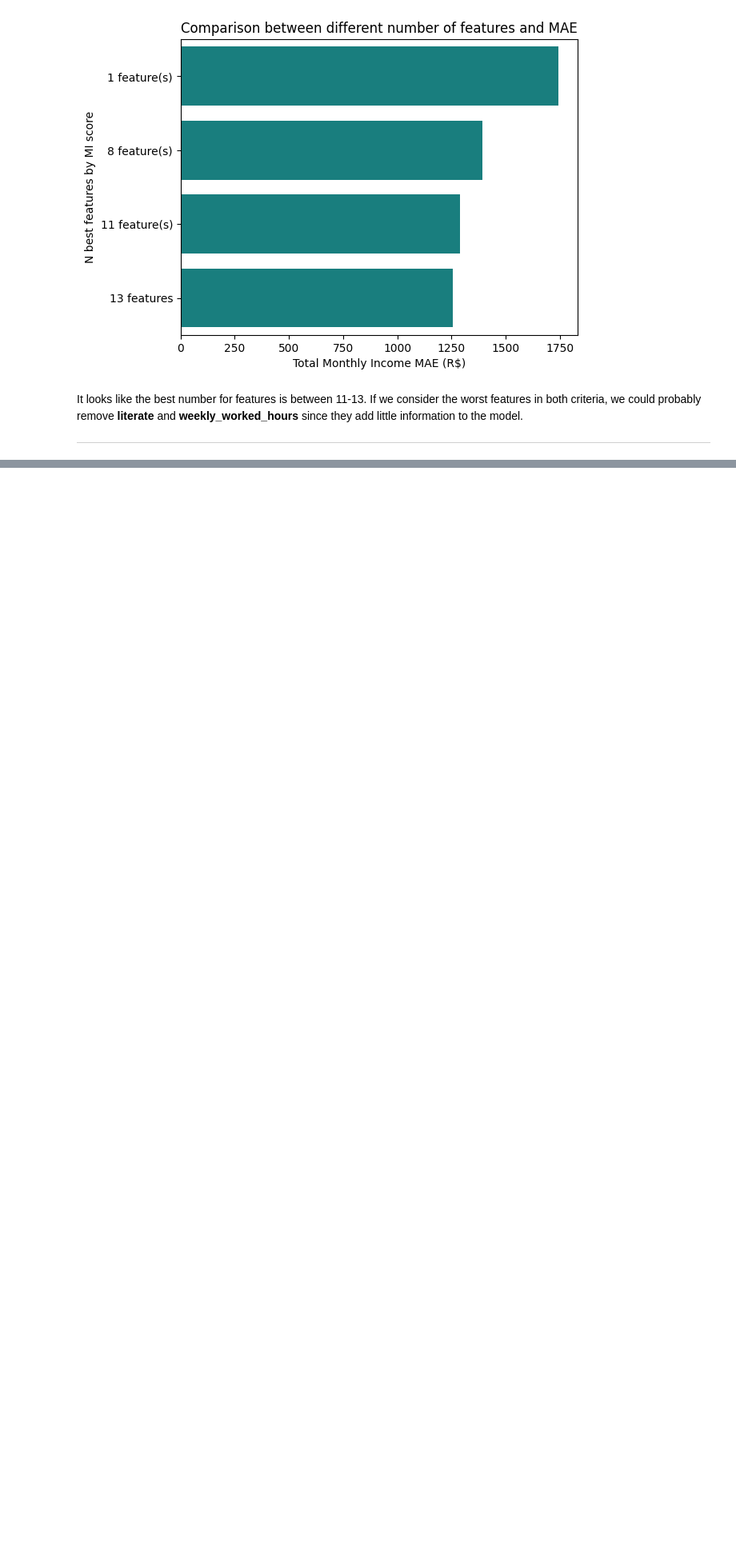
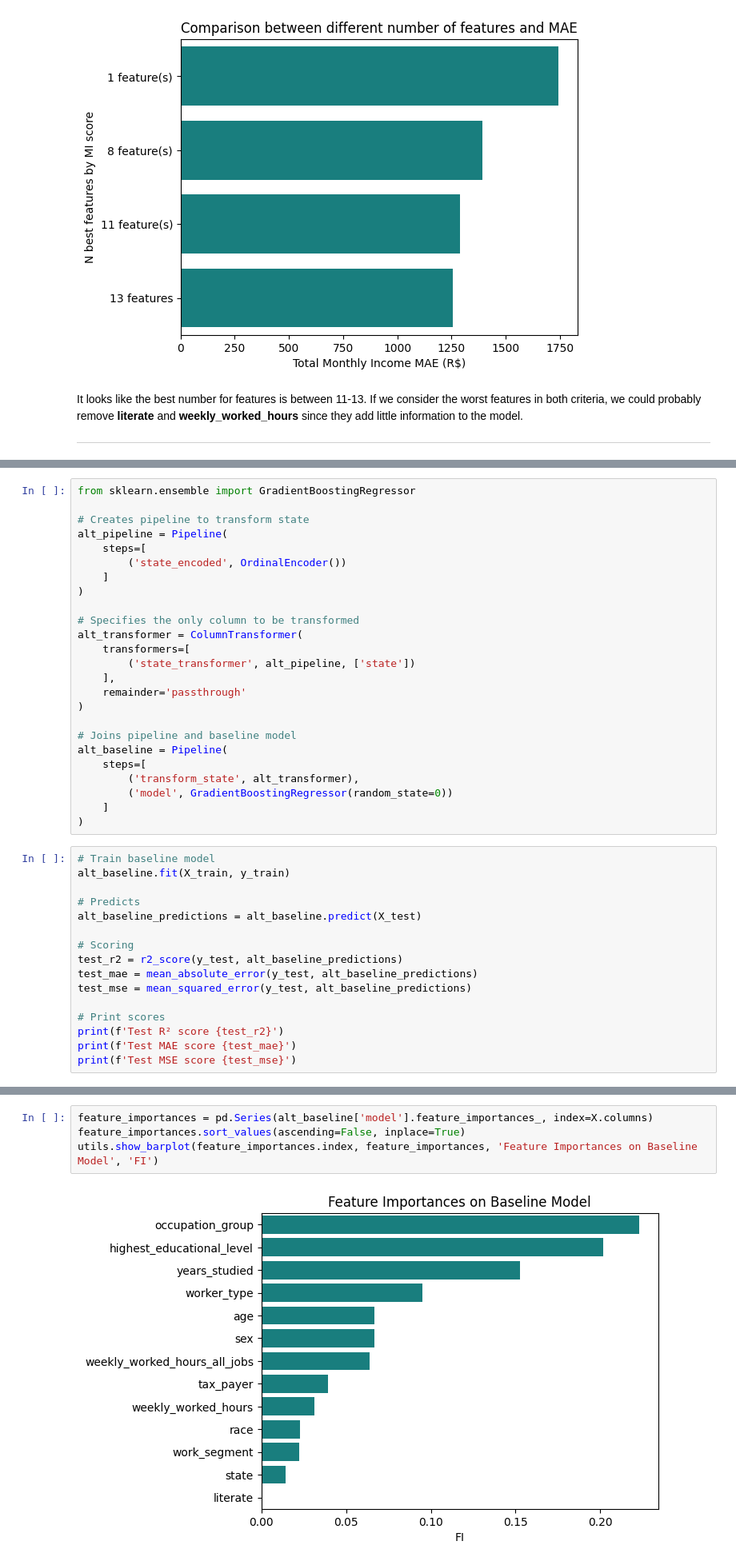
Before and after one commit to viniciussuares/IncomePrediction, a Jupyter notebook: notebooks/baseline_model.ipynb, the cells around one changed output, grey strips where cells are left out. Shown at 80% size. Cells and saved outputs as stored; diff of their text form; blank space fills up the shorter version.

Commit message:
Finishing testing boosting method and started winsorization

```diff
--- a/notebooks/baseline_model.ipynb
+++ b/notebooks/baseline_model.ipynb
@@ -237,0 +240,41 @@ ______
+# %%
+from sklearn.ensemble import GradientBoostingRegressor
+
+# Creates pipeline to transform state
+alt_pipeline = Pipeline(
+    steps=[
+        ('state_encoded', OrdinalEncoder())
+    ]
+)
+
+# Specifies the only column to be transformed
+alt_transformer = ColumnTransformer(
+    transformers=[
+        ('state_transformer', alt_pipeline, ['state'])
+    ],
+    remainder='passthrough'
+)
+
+# Joins pipeline and baseline model
+alt_baseline = Pipeline(
+    steps=[
+        ('transform_state', alt_transformer),
+        ('model', GradientBoostingRegressor(random_state=0))
+    ]
+)
+# %%
+# Train baseline model
+alt_baseline.fit(X_train, y_train)
+
+# Predicts
+alt_baseline_predictions = alt_baseline.predict(X_test)
+
+# Scoring
+test_r2 = r2_score(y_test, alt_baseline_predictions)
+test_mae = mean_absolute_error(y_test, alt_baseline_predictions)
+test_mse = mean_squared_error(y_test, alt_baseline_predictions)
+
+# Print scores
+print(f'Test R² score {test_r2}')
+print(f'Test MAE score {test_mae}')
+print(f'Test MSE score {test_mse}')
@@ -237,0 +285,6 @@ ______
+# %%
+feature_importances = pd.Series(alt_baseline['model'].feature_importances_, index=X.columns)
+feature_importances.sort_values(ascending=False, inplace=True)
+utils.show_barplot(feature_importances.index, feature_importances, 'Feature Importances on Baseline Model', 'FI')
+# %% [output]
+[figure, added]
```
Also changed, not shown: parts of 5 cells of this notebook.
